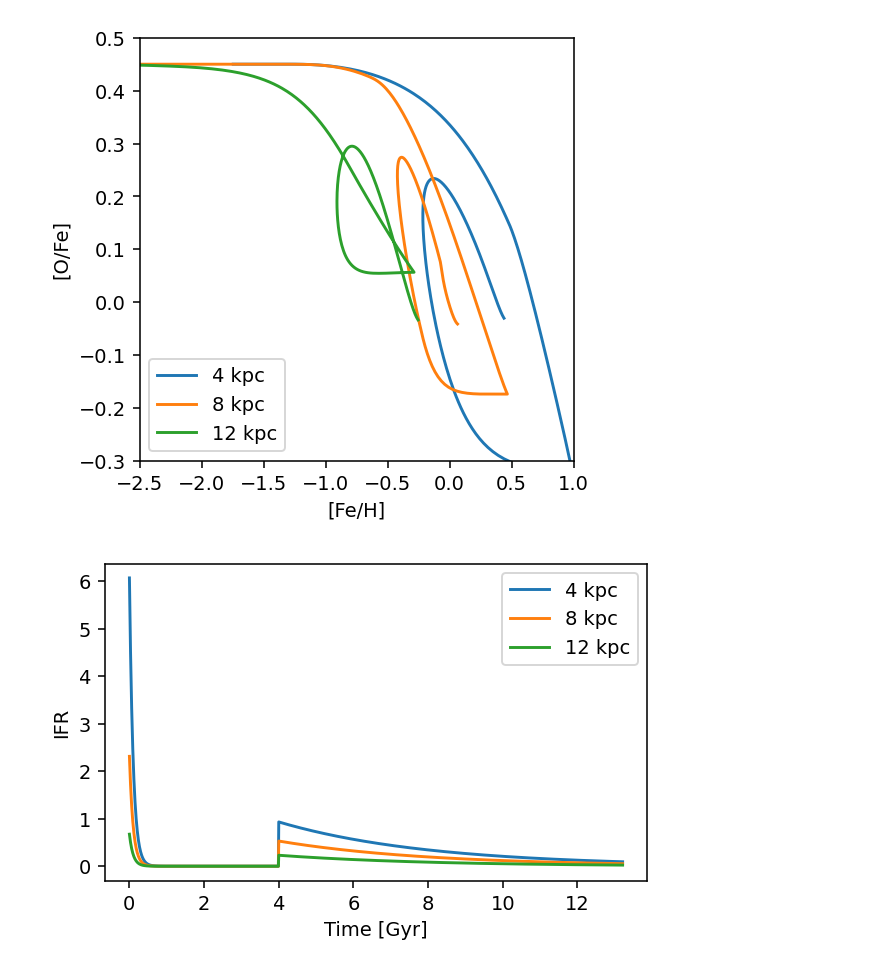
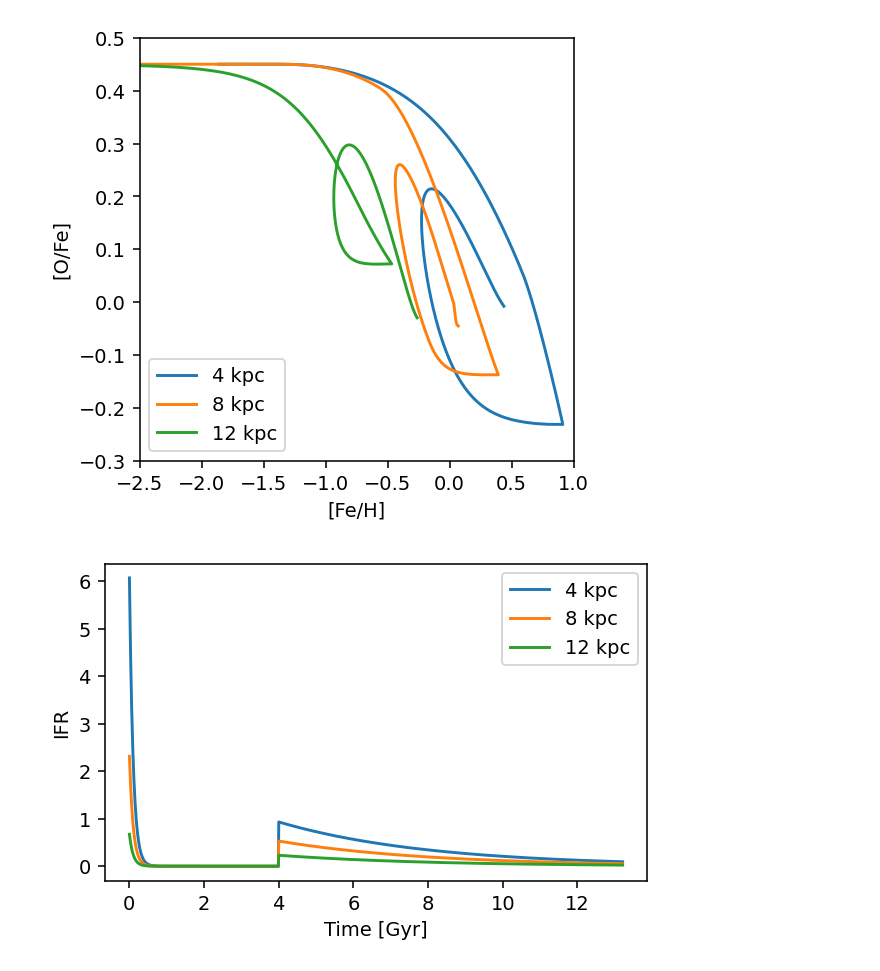
Before and after one commit to lodubay/galactic-dtd, a Jupyter notebook: notebooks/twoinfall.ipynb, the cells around one changed output. Saved outputs shown, nothing was run; the diff lists cells and outputs as text; code cells hidden in the pictures.

Commit message:
finished basic twoinfall model

```diff
--- a/notebooks/twoinfall.ipynb
+++ b/notebooks/twoinfall.ipynb
@@ -121,39 +121,42 @@ class twoinfall_inflow_metallicity:
         else:
             return self.second_inflow_metallicity
 # %%
+dr = ZONE_WIDTH
 for galr in [4, 8, 12]:
+    area = m.pi * ((galr + dr)**2 - galr**2)
     sz = vice.singlezone(
         name=str(OUTPUT_DIR / f'twoinfall{galr:02d}'),
         func=twoinfall_gradient(galr, first_timescale=0.1, second_timescale=4),
-        tau_star=twoinfall_tau_star(galr),
+        # tau_star=twoinfall_tau_star(galr),
+        tau_star=J21_sf_law(area, mode='ifr'),
         mode='ifr',
         eta=vice.milkyway.default_mass_loading(galr),
         Mg0=0,
         elements=('fe', 'o'),
         dt=DT,
         recycling='continuous',
         RIa=exponential(timescale=1.5),
         delay=0.04,
         schmidt=False,
         # Zin={},
         # Z_solar = 0.014
     )
     # sz.Zin['fe'] = twoinfall_inflow_metallicity(galr, second_infall_feh=-1.5)
     # sz.Zin['o'] = twoinfall_inflow_metallicity(galr, second_infall_feh=-0.5)
     sz.run(SIMTIME, overwrite=True)
 
 fig, ax = plt.subplots(figsize=(4, 4), dpi=140)
 for galr in [4, 8, 12]:
     hist = vice.history(str(OUTPUT_DIR / f'twoinfall{galr:02d}'))
     ax.plot(hist['[fe/h]'], hist['[o/fe]'], label='%s kpc' % galr)
 ax.set_xlim((-2.5, 1))
 ax.set_ylim((-0.3, 0.5))
 ax.set_xlabel('[Fe/H]')
 ax.set_ylabel('[O/Fe]')
 ax.legend()
 plt.show()
 # %% [output]
-[figure, old version]
+[figure, new version]
 # %%
 fig, ax = plt.subplots(figsize=(5, 3), dpi=140)
 for galr in [4, 8, 12]:
```
Also changed, not shown: parts of 3 cells of this notebook, 2 other files.
